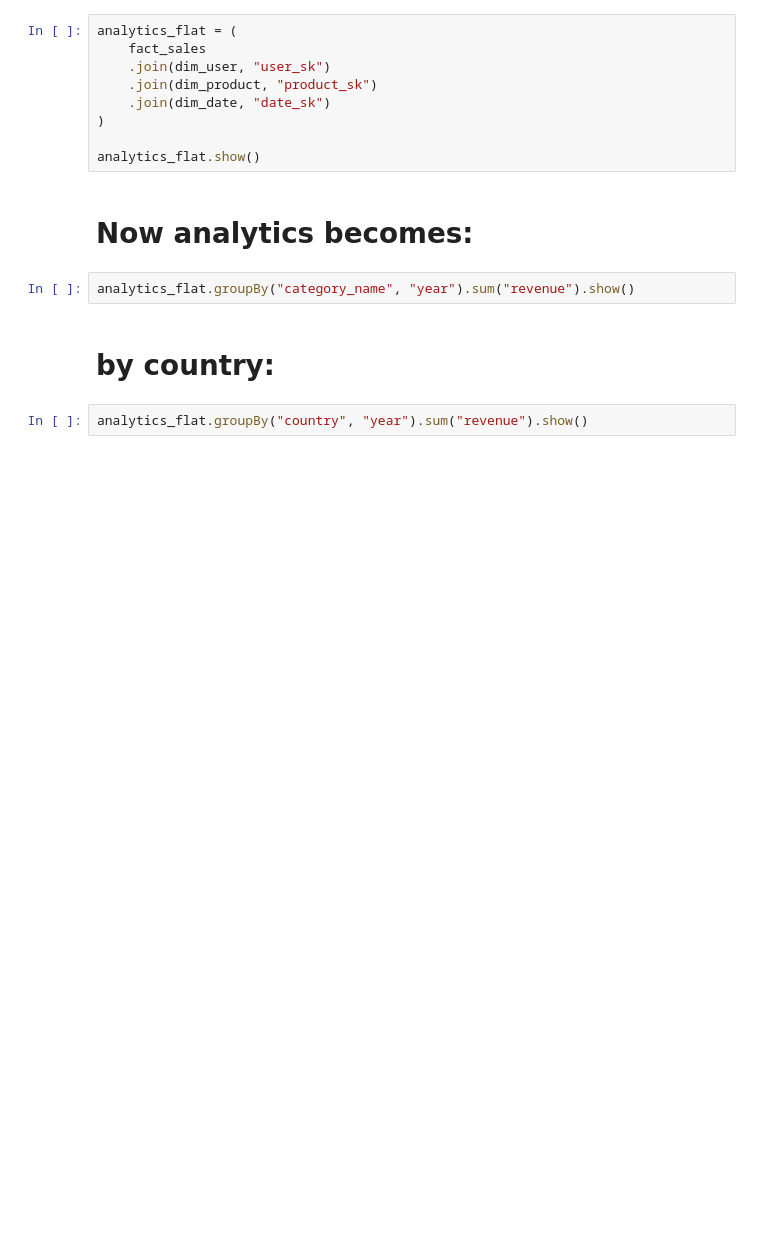
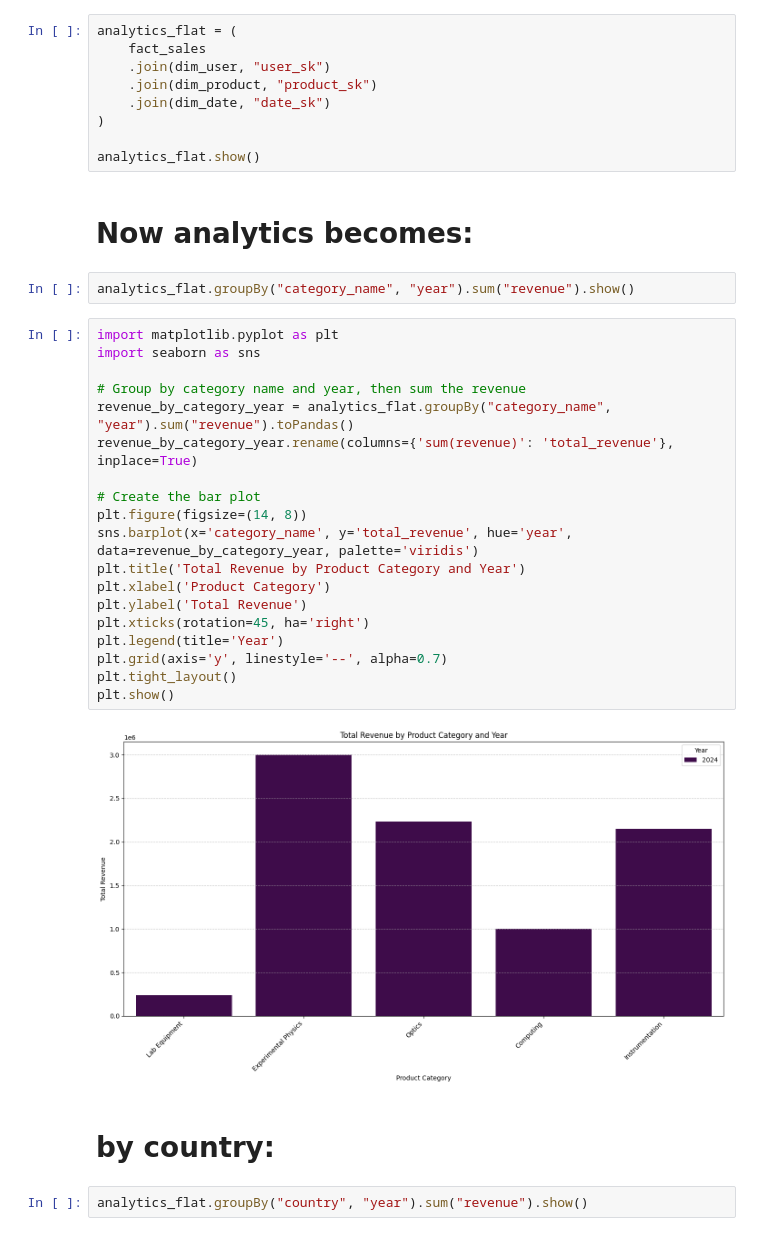
Before and after one commit to deeppatel710/MiniWarehouseWorkshop, a Jupyter notebook: MiniWarehouseWorkshop.ipynb, the cells around one changed output. Saved outputs shown, nothing was run; the diff lists cells and outputs as text; blank space fills up the shorter version.

```diff
--- a/MiniWarehouseWorkshop.ipynb
+++ b/MiniWarehouseWorkshop.ipynb
@@ -169,6 +169,27 @@ analytics_flat.show()
 # Now analytics becomes:
 # %%
 analytics_flat.groupBy("category_name", "year").sum("revenue").show()
+# %%
+import matplotlib.pyplot as plt
+import seaborn as sns
+
+# Group by category name and year, then sum the revenue
+revenue_by_category_year = analytics_flat.groupBy("category_name", "year").sum("revenue").toPandas()
+revenue_by_category_year.rename(columns={'sum(revenue)': 'total_revenue'}, inplace=True)
+
+# Create the bar plot
+plt.figure(figsize=(14, 8))
+sns.barplot(x='category_name', y='total_revenue', hue='year', data=revenue_by_category_year, palette='viridis')
+plt.title('Total Revenue by Product Category and Year')
+plt.xlabel('Product Category')
+plt.ylabel('Total Revenue')
+plt.xticks(rotation=45, ha='right')
+plt.legend(title='Year')
+plt.grid(axis='y', linestyle='--', alpha=0.7)
+plt.tight_layout()
+plt.show()
+# %% [output]
+[figure, added]
 # %% [markdown]
 # by country:
 # %%
```
